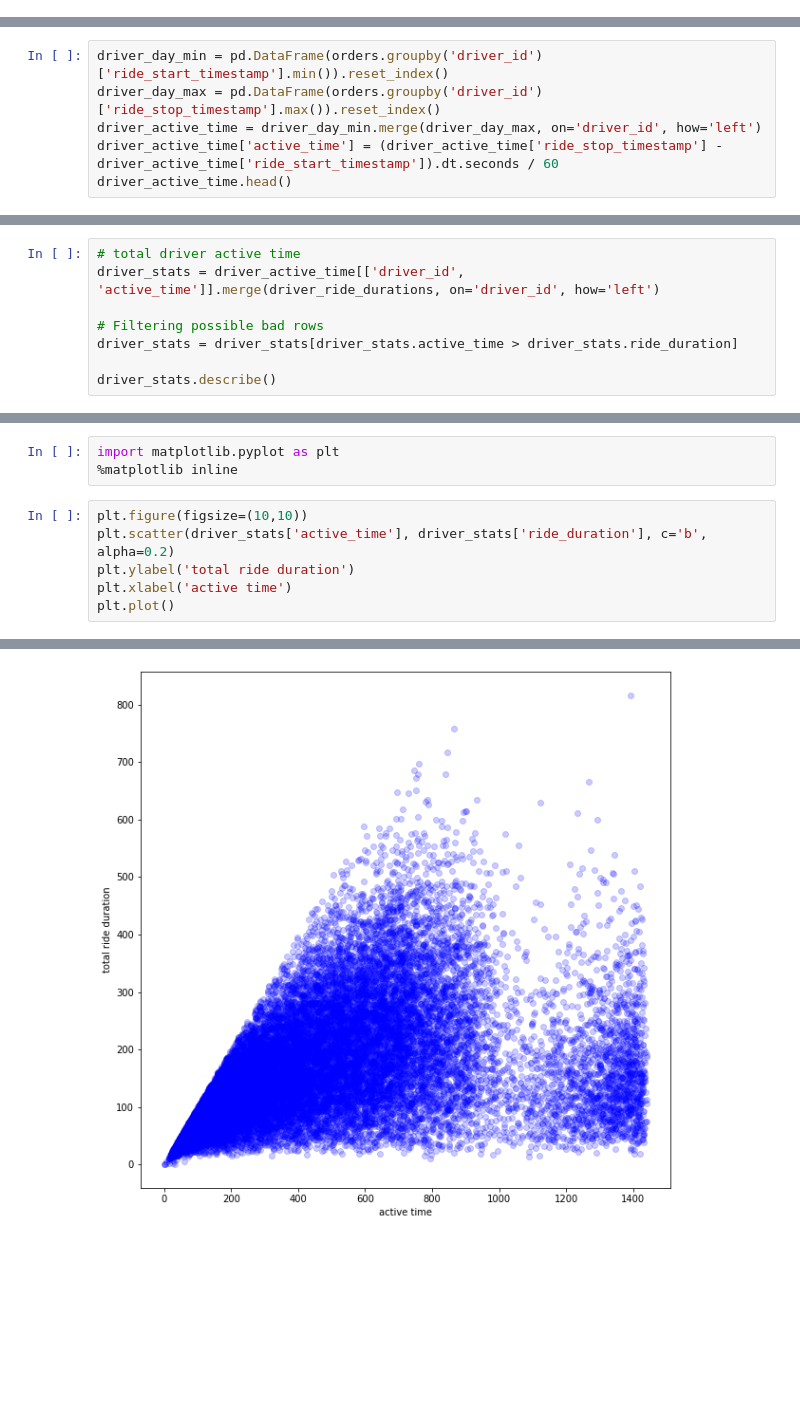
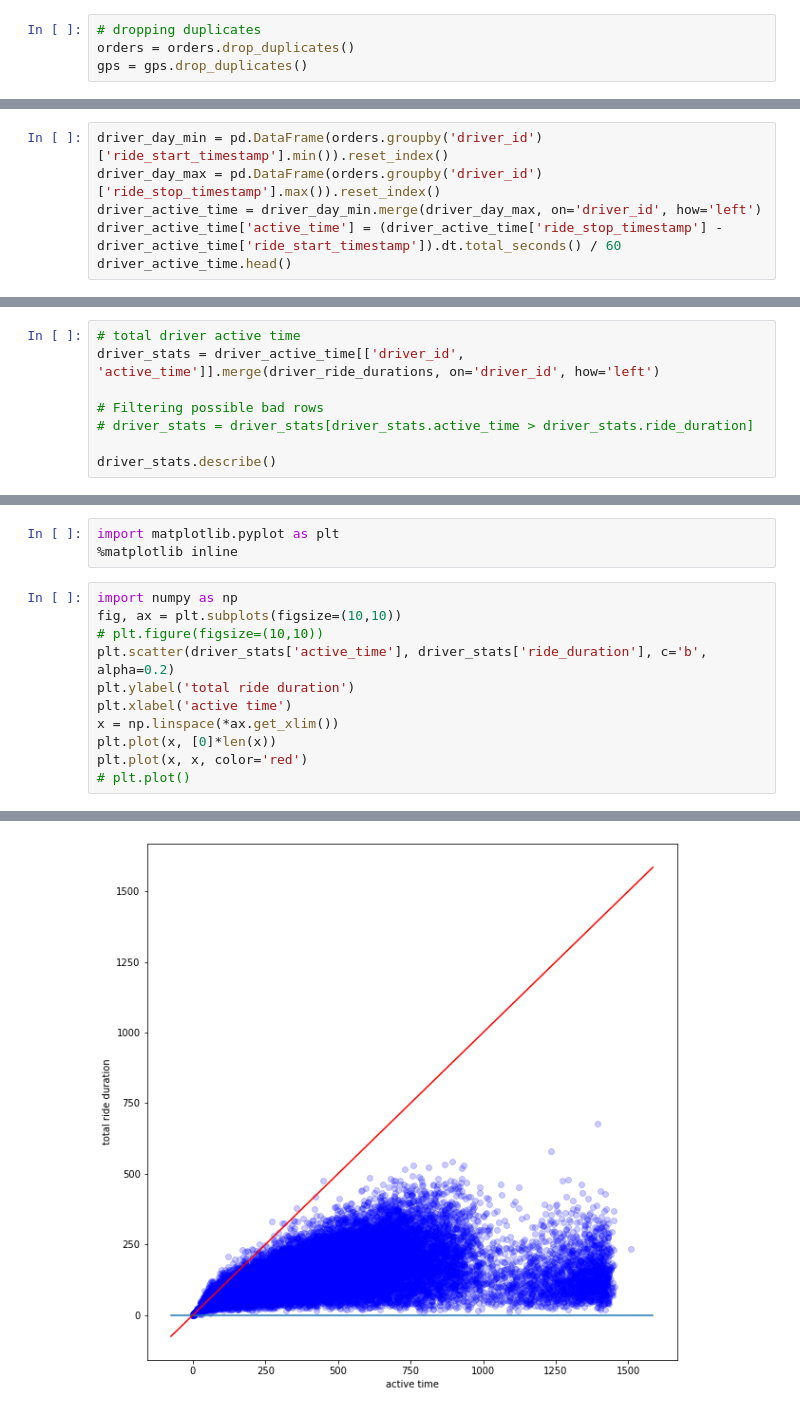
Before and after one commit to ridhi1412/capstone_didi, a Jupyter notebook: EDA.ipynb, the cells around one changed output, grey strips where cells are left out. Cells and saved outputs as stored; diff of their text form; blank space fills up the shorter version.

```diff
--- a/EDA.ipynb
+++ b/EDA.ipynb
@@ -11,6 +11,10 @@ Some files already exist in your CACHE_DIR. If you still want to run this functi
 # %%
 gps = read_data('gps')
 orders = read_data('order')
+# %%
+# dropping duplicates
+orders = orders.drop_duplicates()
+gps = gps.drop_duplicates()
 # %%
 gps.shape, orders.shape
 # %% [output]
@@ -41,5 +107,5 @@ driver_ride_durations = orders.groupby('driver_id')[['ride_duration']].sum().res
 driver_day_min = pd.DataFrame(orders.groupby('driver_id')['ride_start_timestamp'].min()).reset_index()
 driver_day_max = pd.DataFrame(orders.groupby('driver_id')['ride_stop_timestamp'].max()).reset_index()
 driver_active_time = driver_day_min.merge(driver_day_max, on='driver_id', how='left')
-driver_active_time['active_time'] = (driver_active_time['ride_stop_timestamp'] - driver_active_time['ride_start_timestamp']).dt.seconds / 60
+driver_active_time['active_time'] = (driver_active_time['ride_stop_timestamp'] - driver_active_time['ride_start_timestamp']).dt.total_seconds() / 60
 driver_active_time.head()
@@ -50,6 +128,6 @@ driver_active_time.head()
 driver_stats = driver_active_time[['driver_id', 'active_time']].merge(driver_ride_durations, on='driver_id', how='left')
 
 # Filtering possible bad rows
-driver_stats = driver_stats[driver_stats.active_time > driver_stats.ride_duration]
+# driver_stats = driver_stats[driver_stats.active_time > driver_stats.ride_duration]
 
 driver_stats.describe()
@@ -59,9 +180,14 @@ driver_stats.describe()
 import matplotlib.pyplot as plt
 %matplotlib inline
 # %%
-plt.figure(figsize=(10,10))
+import numpy as np
+fig, ax = plt.subplots(figsize=(10,10))
+# plt.figure(figsize=(10,10))
 plt.scatter(driver_stats['active_time'], driver_stats['ride_duration'], c='b', alpha=0.2)
 plt.ylabel('total ride duration')
 plt.xlabel('active time')
-plt.plot()
+x = np.linspace(*ax.get_xlim())
+plt.plot(x, [0]*len(x))
+plt.plot(x, x, color='red')
+# plt.plot()
 # %% [output]
@@ -69 +195 @@ plt.plot()
-[figure, old version]
+[figure, new version]
```
Also changed, not shown: parts of 17 cells of this notebook, 1 other file.
